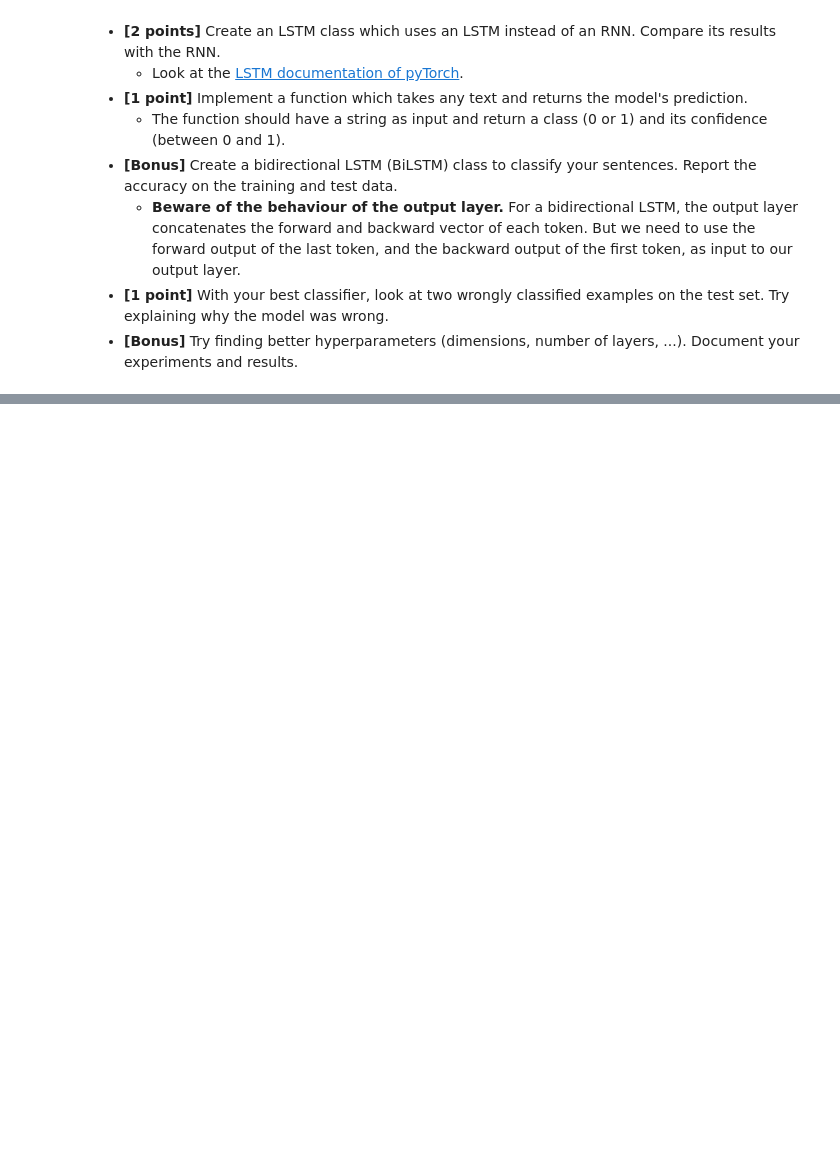
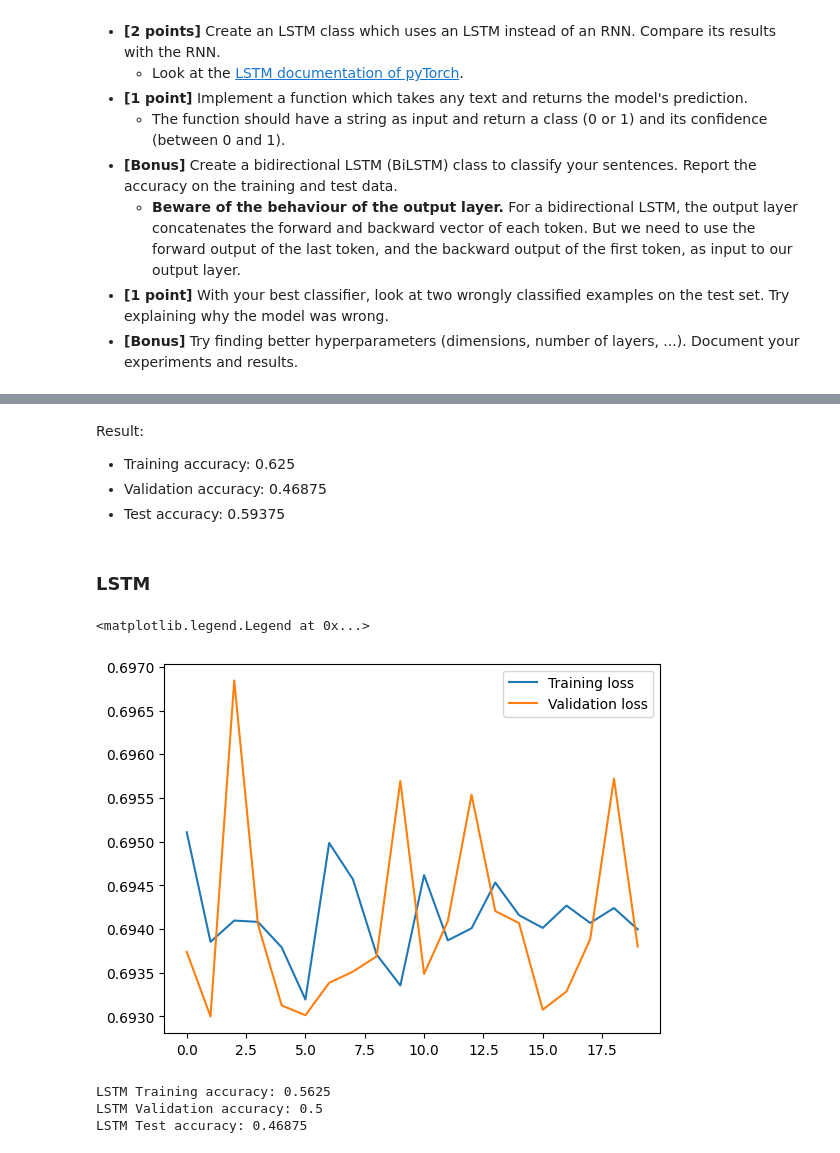
Before and after one commit to walibi006/nlp2-Lab01, a Jupyter notebook: 02 using pyTorch RNNs.ipynb, the cells around one changed output, grey strips where cells are left out. Cells and saved outputs as stored; diff of their text form; code cells hidden in the pictures; blank space fills up the shorter version.

```diff
--- a/02 using pyTorch RNNs.ipynb
+++ b/02 using pyTorch RNNs.ipynb
@@ -22,3 +113,8 @@ You already know what to do here, it's the same as in the previous notebook.
+# %%
+pad_token = "<pad>"
+train_gen = lambda: data_generator(X_train, y_train, vocabulary[pad_token])
+valid_gen = lambda: data_generator(X_valid, y_valid, vocabulary[pad_token])
+test_gen = lambda: data_generator(X_test, y_test, vocabulary[pad_token])
 # %% [markdown]
 ## The classifier
 
@@ -85,3 +181,6 @@ class RNN(nn.Module):
 **\[1 point\]** Code the training function.
 * Note that we are using a function, as we will use it on several models here.
 * The RNN implementation of pyTorch doesn't need to be manually looped. As commented in the `forward` function above, `out` contains the ouptut layer for all words in the sequence, and taking its last value is what we needed.
+# %%
+device = "cuda:0" if torch.cuda.is_available() else "cpu"
+device
@@ -128,0 +301,7 @@ plt.legend()
+# %% [markdown]
+Result:
+* Training accuracy: 0.625
+* Validation accuracy: 0.46875
+* Test accuracy: 0.59375
+# %% [markdown]
+### LSTM
@@ -128,0 +353,24 @@ plt.legend()
+# %%
+model_LSTM = RNN(len(vocabulary), 32, 64, 1, 1).to(device)
+criterion = nn.BCEWithLogitsLoss()
+optimizer = torch.optim.Adam(model_LSTM.parameters())
+# %%
+best_model_LSTM, train_losses, valid_losses = train(model_LSTM, criterion, optimizer, 20, train_gen, valid_gen)
+# %%
+plt.plot(train_losses, label="Training loss")
+plt.plot(valid_losses, label="Validation loss")
+plt.legend()
+# %% [output]
+<matplotlib.legend.Legend at 0x...>
+[figure, added]
+# %%
+accuracy_train = compute_accurracy(X_train, y_train, best_model_LSTM)
+accuracy_valid = compute_accurracy(X_valid, y_valid, best_model_LSTM)
+accuracy_test = compute_accurracy(X_test, y_test, best_model_LSTM)
+print(f"LSTM Training accuracy: {accuracy_train}")
+print(f"LSTM Validation accuracy: {accuracy_valid}")
+print(f"LSTM Test accuracy: {accuracy_test}")
+# %% [output]
+LSTM Training accuracy: 0.5625
+LSTM Validation accuracy: 0.5
+LSTM Test accuracy: 0.46875
```
Also changed, not shown: parts of 25 cells of this notebook, 1 other file.
